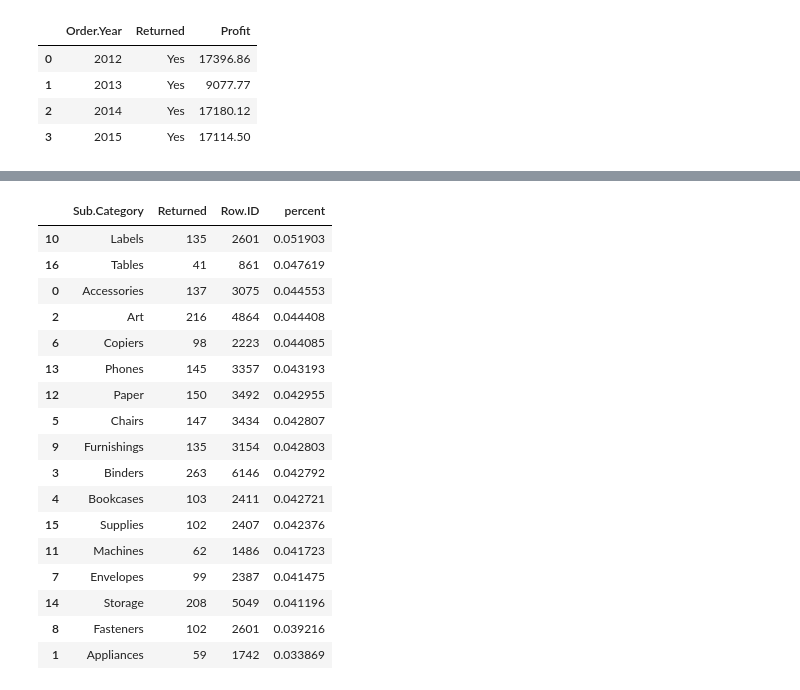
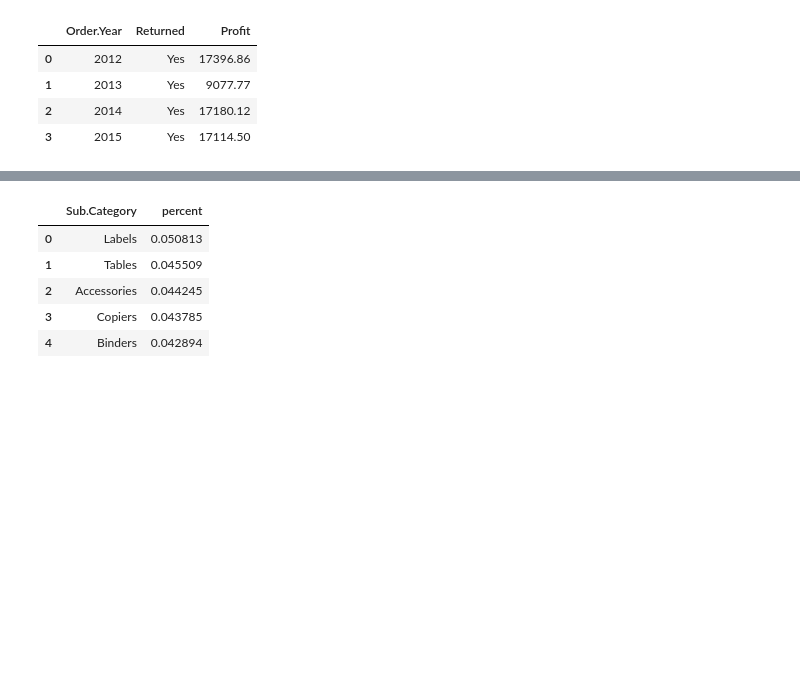
Before and after one commit to DannyLGZ/ml-lab, a Jupyter notebook: final/ML_Lab_Yi_Daniel_Danny.ipynb, the cells around one changed output, grey strips where cells are left out. Cells and saved outputs as stored; diff of their text form; code cells hidden in the pictures; blank space fills up the shorter version.

```diff
--- a/final/ML_Lab_Yi_Daniel_Danny.ipynb
+++ b/final/ML_Lab_Yi_Daniel_Danny.ipynb
@@ -93,21 +79,0 @@ sns.lineplot(data = order_group, x = 'Order.Month', y = 'Quantity', hue = 'Categ
-# %%
-plt.subplot(2,2,1)
-order_group1 = orders.groupby(["Order.Year", "Order.Month", "Category"])["Category","Quantity"].sum().reset_index()
-orders = orders.sort_values(by = 'Order.Month')
-order_group1[order_group1['Order.Year'] == 2012]
-sns.lineplot(data = order_group1, x = 'Order.Month', y = 'Quantity', hue = 'Category')
-plt.subplot(2,2,2)
-order_group2 = orders.groupby(["Order.Year", "Order.Month", "Category"])["Category","Quantity"].sum().reset_index()
-orders = orders.sort_values(by = 'Order.Month')
-order_group2[order_group2['Order.Year'] == 2013]
-sns.lineplot(data = order_group2, x = 'Order.Month', y = 'Quantity', hue = 'Category')
-plt.subplot(2,2,3)
-order_group3 = orders.groupby(["Order.Year", "Order.Month", "Category"])["Category","Quantity"].sum().reset_index()
-orders = orders.sort_values(by = 'Order.Month')
-order_group3[order_group3['Order.Year'] == 2014]
-sns.lineplot(data = order_group3, x = 'Order.Month', y = 'Quantity', hue = 'Category')
-plt.subplot(2,2,4)
-order_group4 = orders.groupby(["Order.Year", "Order.Month", "Category"])["Category","Quantity"].sum().reset_index()
-orders = orders.sort_values(by = 'Order.Month')
-order_group4[order_group4['Order.Year'] == 2015]
-sns.lineplot(data = order_group4, x = 'Order.Month', y = 'Quantity', hue = 'Category')
@@ -169,2 +127,5 @@ orders.loc[orders['Order.ID'] == 'AE-2015-GH4665138-42351']
 # %%
-combined = pd.merge(orders, returns, left_on = ['Order.ID', 'Region'], right_on = ['Order ID', 'Region'], how = 'left')
+combined = pd.merge(orders, returns,
+                    left_on = ['Order.ID', 'Region'], right_on = ['Order ID', 'Region'],
+                    how = 'left', )
+combined.head(3)
@@ -250,2 +192,4 @@ orders_.sort_values('percent', ascending = False)
 # %%
-orders_category = pd.DataFrame(combined.loc[combined['Returned']=='Yes'].groupby('Sub.Category')['Returned'].count()).reset_index()
+orders_returned_category = pd.DataFrame(combined.loc[combined['Returned']=='Yes'].groupby(['Sub.Category', 'Order.ID'])['Returned'].count()).reset_index()
+orders_returned_category = pd.DataFrame(orders_returned_category.groupby('Sub.Category').count()).sort_values('Order.ID', ascending = False).reset_index()
+orders_returned_category.head(3)
@@ -261,3 +201,3 @@ orders_category.head()
 # %%
-orders_category_total = pd.DataFrame(combined.groupby('Sub.Category')['Row.ID'].count()).reset_index()
-orders_category_total.head()
+orders_returned_total = pd.DataFrame(combined.groupby(['Sub.Category', 'Order.ID'])['Row.ID'].count()).reset_index()
+orders_returned_total = pd.DataFrame(orders_returned_total.groupby('Sub.Category').count()).reset_index()
@@ -271,23 +204,12 @@ orders_category_total.head()
 # %%
-orders_2 = pd.merge(orders_category, orders_category_total, how = 'inner', on = 'Sub.Category')
-orders_2['percent'] = orders_2['Returned']/orders_2['Row.ID']
-orders_2.sort_values('percent', ascending = False)
+# categories by percent of orders returned
+orders_category_p = pd.merge(orders_returned_category, orders_returned_total, how = 'inner', on = 'Sub.Category')
+orders_category_p['percent'] = orders_category_p['Returned']/orders_category_p['Row.ID']
+orders_category_p.iloc[:, [0,5]].sort_values('percent', ascending = False).reset_index(drop = True).head()
 # %% [output]
-|  | Sub.Category | Returned | Row.ID | percent |
-| 10 | Labels | 135 | 2601 | 0.051903 |
-| 16 | Tables | 41 | 861 | 0.047619 |
-| 0 | Accessories | 137 | 3075 | 0.044553 |
-| 2 | Art | 216 | 4864 | 0.044408 |
-| 6 | Copiers | 98 | 2223 | 0.044085 |
-| 13 | Phones | 145 | 3357 | 0.043193 |
-| 12 | Paper | 150 | 3492 | 0.042955 |
-| 5 | Chairs | 147 | 3434 | 0.042807 |
-| 9 | Furnishings | 135 | 3154 | 0.042803 |
-| 3 | Binders | 263 | 6146 | 0.042792 |
-| 4 | Bookcases | 103 | 2411 | 0.042721 |
-| 15 | Supplies | 102 | 2407 | 0.042376 |
-| 11 | Machines | 62 | 1486 | 0.041723 |
-| 7 | Envelopes | 99 | 2387 | 0.041475 |
-| 14 | Storage | 208 | 5049 | 0.041196 |
-| 8 | Fasteners | 102 | 2601 | 0.039216 |
-| 1 | Appliances | 59 | 1742 | 0.033869 |
+|  | Sub.Category | percent |
+| 0 | Labels | 0.050813 |
+| 1 | Tables | 0.045509 |
+| 2 | Accessories | 0.044245 |
+| 3 | Copiers | 0.043785 |
+| 4 | Binders | 0.042894 |
```
Also changed, not shown: parts of 32 cells of this notebook, 2 other files.
